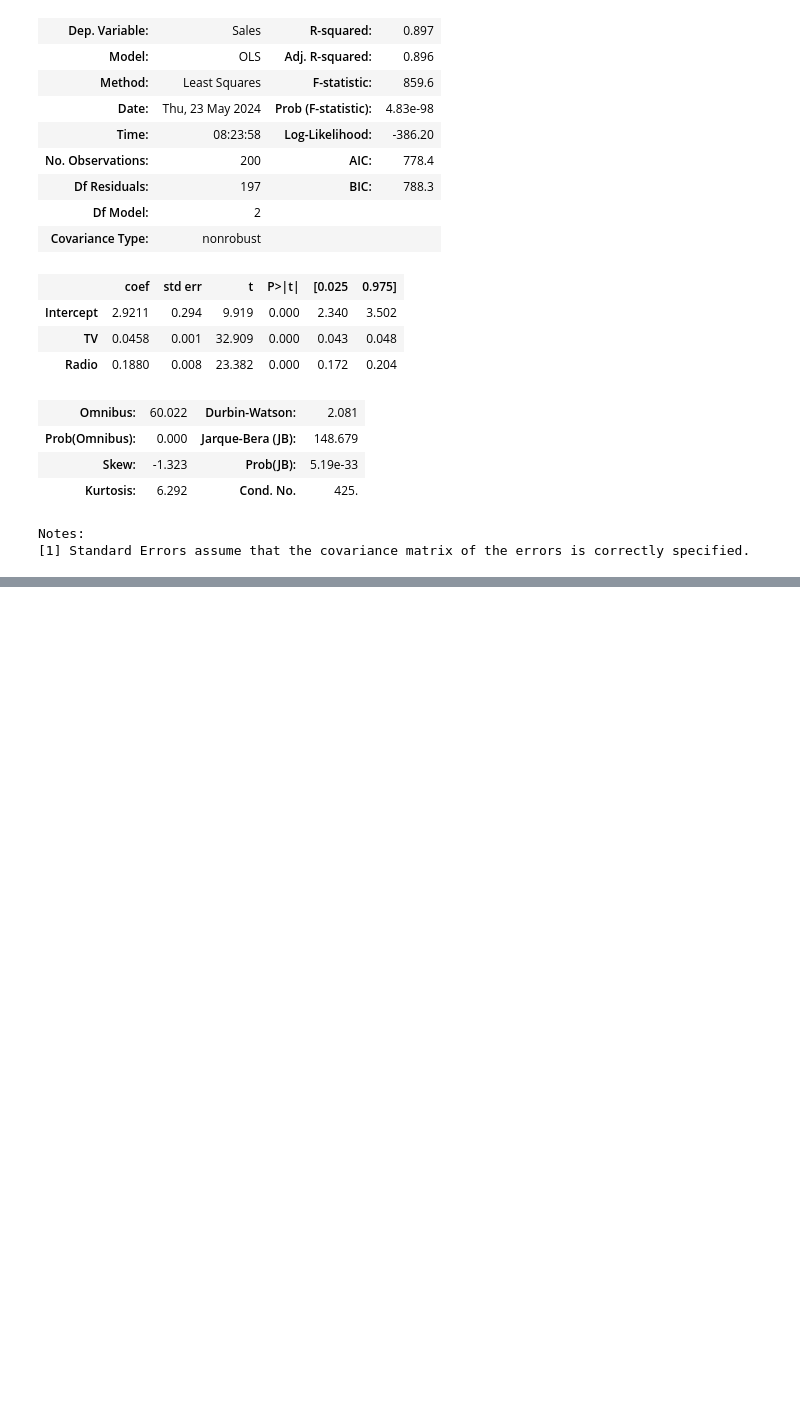
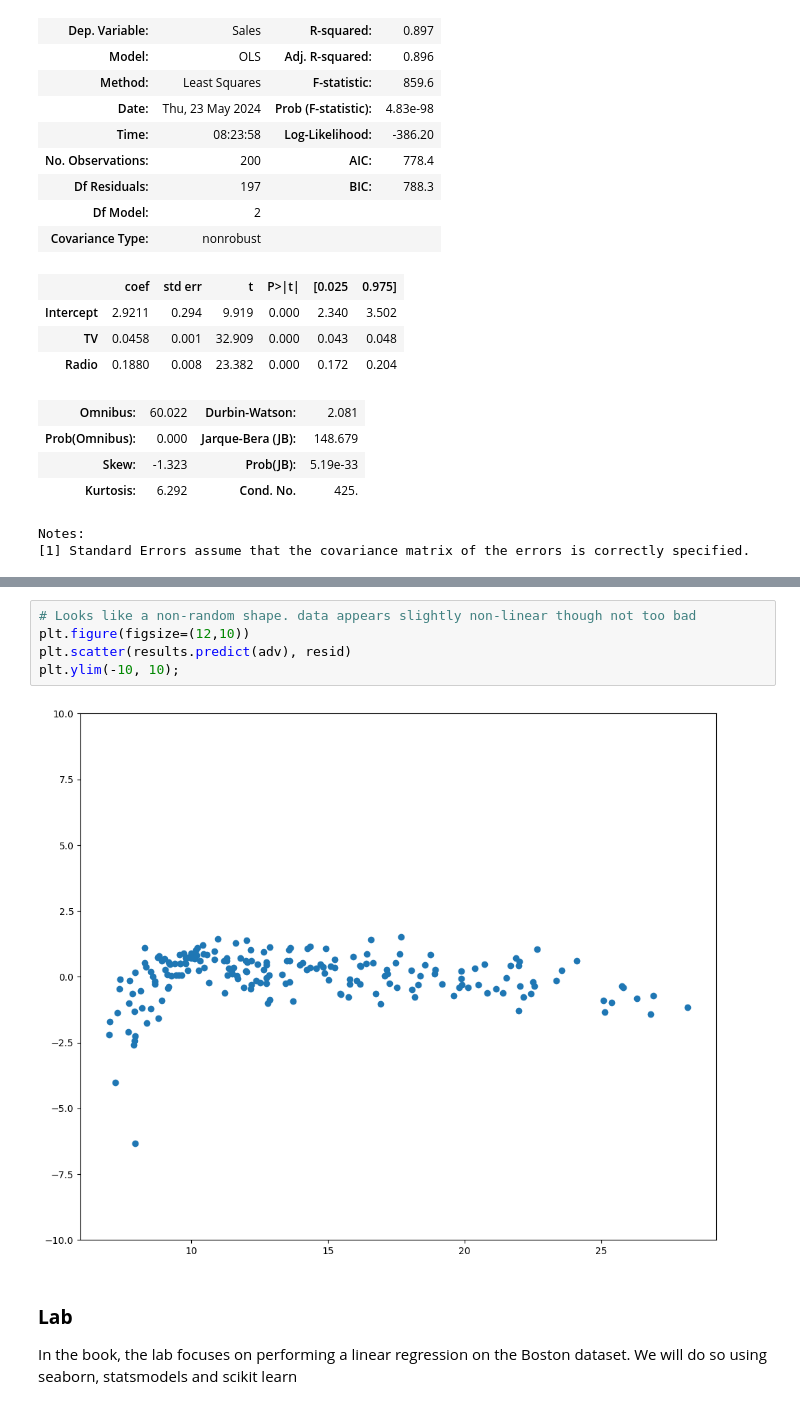
Before and after one commit to AzlinRusnan/Machine-Learning, a Jupyter notebook: Regressions.ipynb, the cells around one changed output, grey strips where cells are left out. Cells and saved outputs as stored; diff of their text form; blank space fills up the shorter version.

```diff
--- a/Regressions.ipynb
+++ b/Regressions.ipynb
@@ -481,0 +871,11 @@ In the above model, Newspaper does not appear to have a relationship with sales
+# %%
+# Looks like a non-random shape. data appears slightly non-linear though not too bad
+plt.figure(figsize=(12,10))
+plt.scatter(results.predict(adv), resid)
+plt.ylim(-10, 10);
+# %% [output]
+[figure, added]
+# %% [markdown]
+### **Lab**
+
+In the book, the lab focuses on performing a linear regression on the Boston dataset. We will do so using seaborn, statsmodels and scikit learn
```
Also changed, not shown: parts of 35 cells of this notebook.
